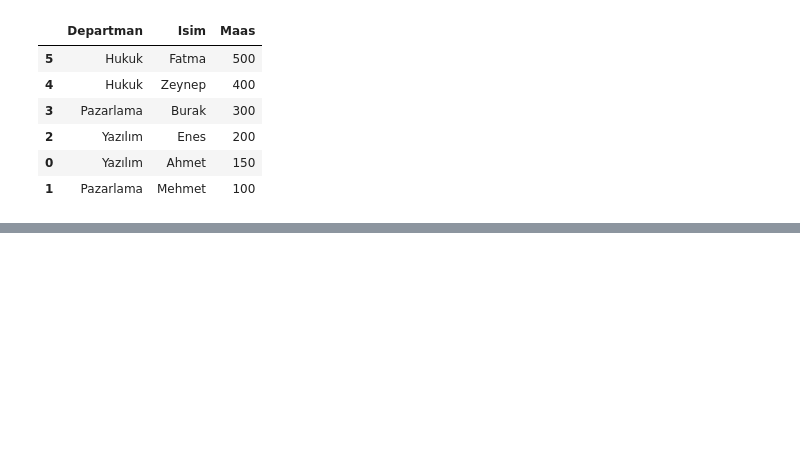
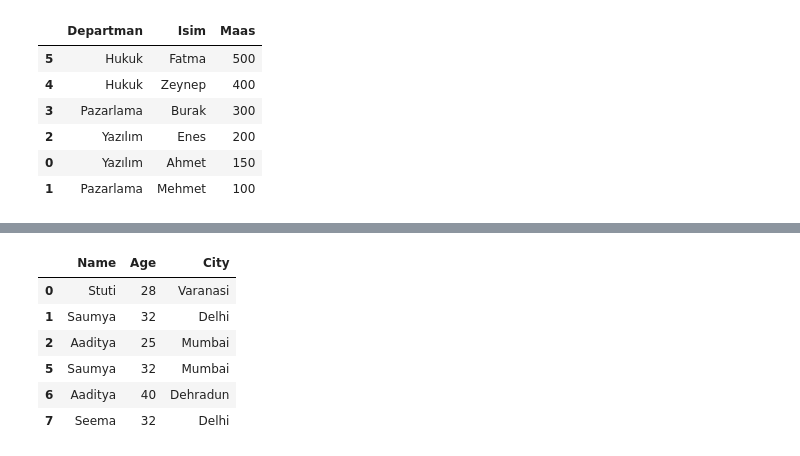
Before and after one commit to enesonmez/data-science-tutorial-turkish, a Jupyter notebook: pandas/3.0.pandas_methods_features.ipynb, the cells around one changed output, grey strips where cells are left out. Cells and saved outputs as stored; diff of their text form; code cells hidden in the pictures; blank space fills up the shorter version.

```diff
--- a/pandas/3.0.pandas_methods_features.ipynb
+++ b/pandas/3.0.pandas_methods_features.ipynb
@@ -274,0 +277,11 @@ workerdf.sort_values(by='Maas', ascending=False)
+# %%
+employees = [('Stuti', 28, 'Varanasi'),
+            ('Saumya', 32, 'Delhi'),
+            ('Aaditya', 25, 'Mumbai'),
+            ('Saumya', 32, 'Delhi'),
+            ('Saumya', 32, 'Delhi'),
+            ('Saumya', 32, 'Mumbai'),
+            ('Aaditya', 40, 'Dehradun'),
+            ('Seema', 32, 'Delhi')]
+
+df = pd.DataFrame(employees, columns = ['Name', 'Age', 'City'])
@@ -274,0 +308,10 @@ workerdf.sort_values(by='Maas', ascending=False)
+# %%
+df.drop_duplicates()
+# %% [output]
+|  | Name | Age | City |
+| 0 | Stuti | 28 | Varanasi |
+| 1 | Saumya | 32 | Delhi |
+| 2 | Aaditya | 25 | Mumbai |
+| 5 | Saumya | 32 | Mumbai |
+| 6 | Aaditya | 40 | Dehradun |
+| 7 | Seema | 32 | Delhi |
```
Also changed, not shown: parts of 3 cells of this notebook, 8 other files.
